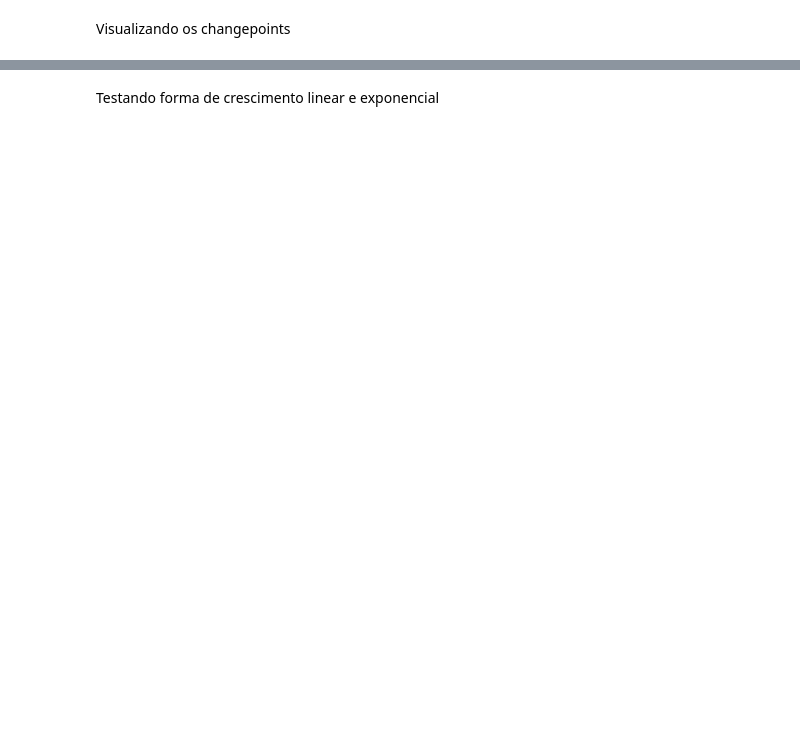
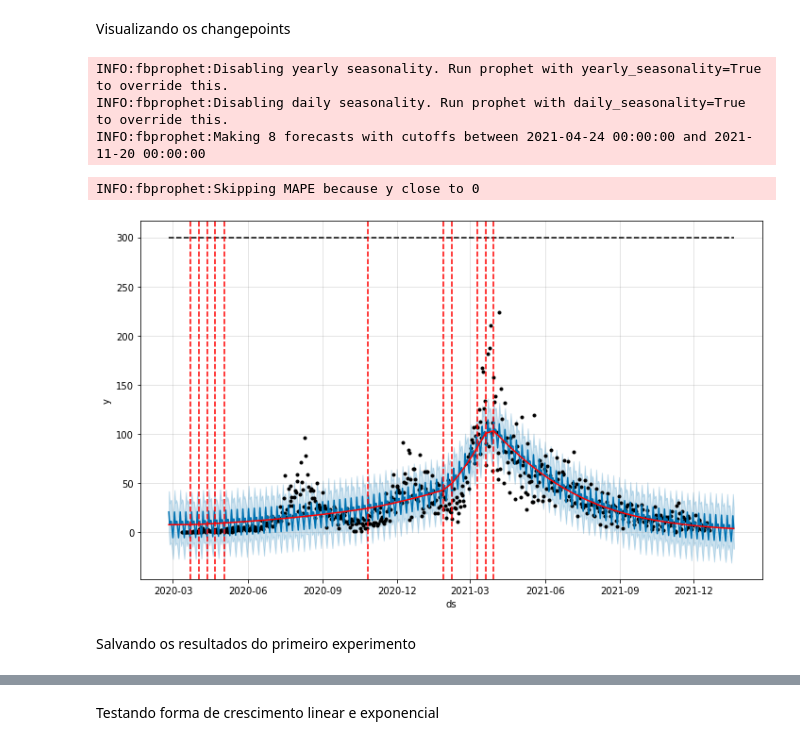
Before and after one commit to rodrigodemend/Previsao_Covid, a Jupyter notebook: Notebooks/Previsão_das_mortes_por_Covid_19_usando_Prophet.ipynb, the cells around one changed output, grey strips where cells are left out. Drawn from its saved outputs; the diff is of its cells as text; code cells hidden in the pictures; blank space fills up the shorter version.

Commit message:
2 experimento tendencia

```diff
--- a/Notebooks/Previsão_das_mortes_por_Covid_19_usando_Prophet.ipynb
+++ b/Notebooks/Previsão_das_mortes_por_Covid_19_usando_Prophet.ipynb
@@ -33,4 +57,4 @@ def prophet_model(df, parameters=None):
     modelo = Prophet()
   modelo.fit(df)
   df_cv = cross_validation(modelo, initial='400 days', period='30 days', horizon='30 days')
-  return performance_metrics(df_cv)
+  return performance_metrics(df_cv), modelo
@@ -94,31 +138,16 @@ RMSE_results_exp_trend = pd.DataFrame()
 # %% [markdown]
 Fazendo uma otimização do parâmetro "changepoint_prior_scale" com os "n_changepoints" gerados automáticamente pelo prophet
 # %%
-import warnings
-warnings.filterwarnings('ignore')
-
-from sklearn.model_selection import ParameterGrid
 params_grid = {'n_changepoints':[i for i in range(5, 55, 5)],
               'changepoint_prior_scale':[i/1000 for i in range(1, 500, 20)]}
 grid = ParameterGrid(params_grid)
 
-MAE = pd.DataFrame()
-RMSE = pd.DataFrame()
-
 enable = False
 if enable:
-  for i in range(len(grid)):
-    print('======================= '+str(i)+' ====================================')
-    V1_modelo = Prophet(**grid[i])
-    V1_modelo.fit(df)
-    V1_df_cv = cross_validation(V1_modelo, initial='400 days', period='30 days', horizon='30 days')
-    V1_df_p = performance_metrics(V1_df_cv)
-    MAE[str(i)] = V1_df_p['mae']
-    RMSE[str(i)] = V1_df_p['rmse']
-
+  MAE, RMSE = prophet_model_grid(df, grid)
 else:
-  MAE = pd.read_csv('https://raw.githubusercontent.com/rodrigodemend/Previsao_Covid/main/Dados/Other_Results/MAE.csv', sep=';')
-  RMSE = pd.read_csv('https://raw.githubusercontent.com/rodrigodemend/Previsao_Covid/main/Dados/Other_Results/RMSE.csv', sep=';')
+  MAE = pd.read_csv('https://raw.githubusercontent.com/rodrigodemend/Previsao_Covid/main/Dados/Experiments/Trend/Exp1/MAE.csv', sep=';')
+  RMSE = pd.read_csv('https://raw.githubusercontent.com/rodrigodemend/Previsao_Covid/main/Dados/Experiments/Trend/Exp1/RMSE.csv', sep=';')
 # %% [markdown]
 Arrendondando os resultados de MAE e RMSE
 # %%
@@ -159,0 +204,10 @@ FAZER............
+# %%
+param = {'n_changepoints':50,
+         'changepoint_prior_scale':0.461,
+         'growth':'logistic'}
+
+df['cap'] = 300
+
+results, _ = prophet_model(df, parameters=param)
+print("MAE:", round(results['mae'].mean(), 2))
+print("RMSE:", round(results['rmse'].mean(), 2))
@@ -160,2 +221,17 @@ FAZER............
 # %% [markdown]
 Visualizando os changepoints
+# %%
+param = {'n_changepoints':50,
+         'changepoint_prior_scale':0.461,
+         'growth':'logistic'}
+
+results, modelo = prophet_model(df, parameters=param)
+print_changepoints(modelo)
+# %% [output]
+INFO:fbprophet:Disabling yearly seasonality. Run prophet with yearly_seasonality=True to override this.
+INFO:fbprophet:Disabling daily seasonality. Run prophet with daily_seasonality=True to override this.
+INFO:fbprophet:Making 8 forecasts with cutoffs between 2021-04-24 00:00:00 and 2021-11-20 00:00:00
+INFO:fbprophet:Skipping MAPE because y close to 0
+[figure, added]
+# %% [markdown]
+Salvando os resultados do primeiro experimento
```
Also changed, not shown: parts of 34 cells of this notebook.
